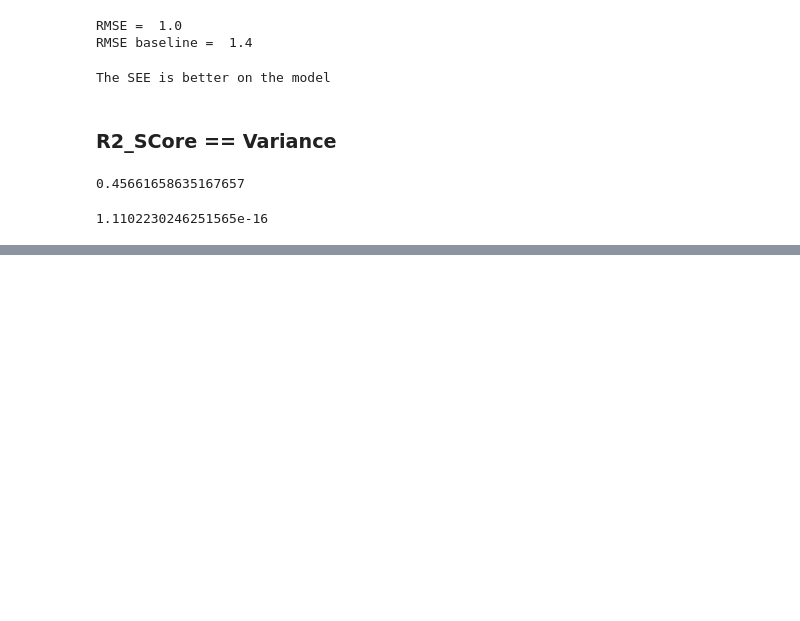
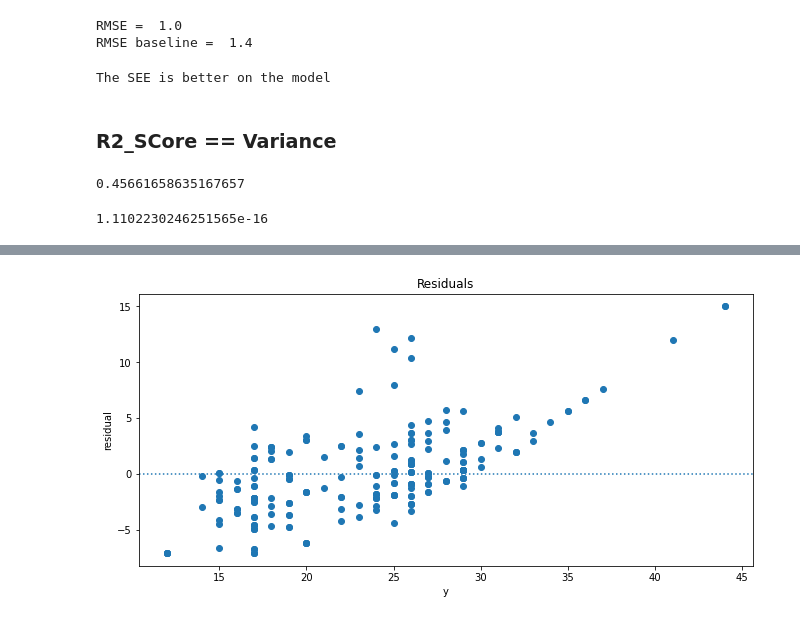
Before and after one commit to PGuajardo/regression-exercises, a Jupyter notebook: evaluate.ipynb, the cells around one changed output, grey strips where cells are left out. Saved outputs shown, nothing was run; the diff lists cells and outputs as text; code cells hidden in the pictures; blank space fills up the shorter version.

Commit message:
Updated evaluate .ipynb file/ Uplodaed evaluate .py file

```diff
--- a/evaluate.ipynb
+++ b/evaluate.ipynb
@@ -156,0 +161,3 @@ r2_score(tips.tip, tips.baseline)
+# %%
+mpg = pydataset.data('mpg')
+mpg.head()
@@ -156,0 +171,11 @@ r2_score(tips.tip, tips.baseline)
+# %%
+lm = LinearRegression(normalize=True)
+
+lm.fit(mpg[['displ']], mpg.hwy)
+
+# make prediction
+mpg['yhat'] = lm.predict(mpg[['displ']])
+# %%
+evaluate.plot_residuals(mpg.hwy, mpg.yhat)
+# %% [output]
+[figure, added]
```
Also changed, not shown: parts of 6 cells of this notebook, 1 other file.
